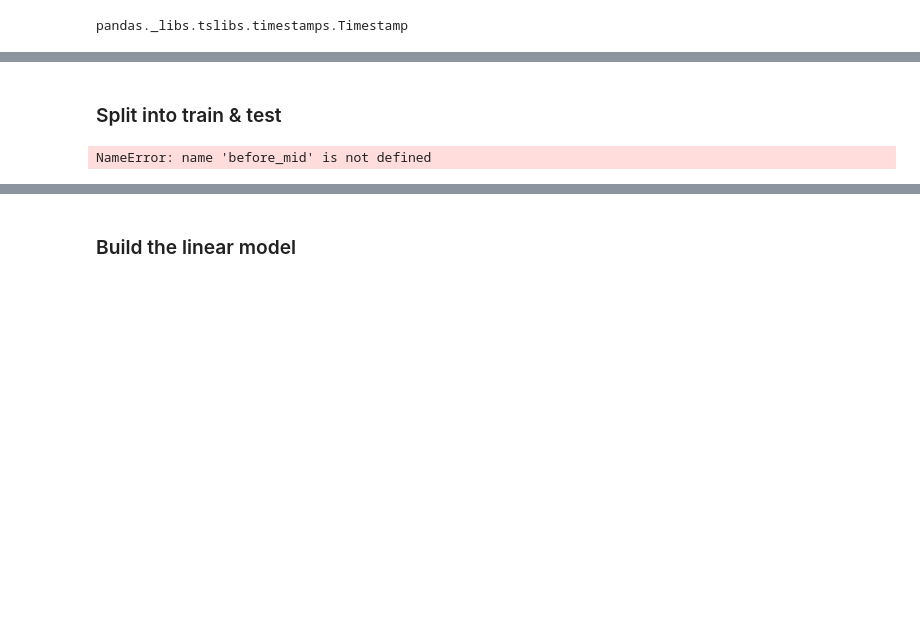
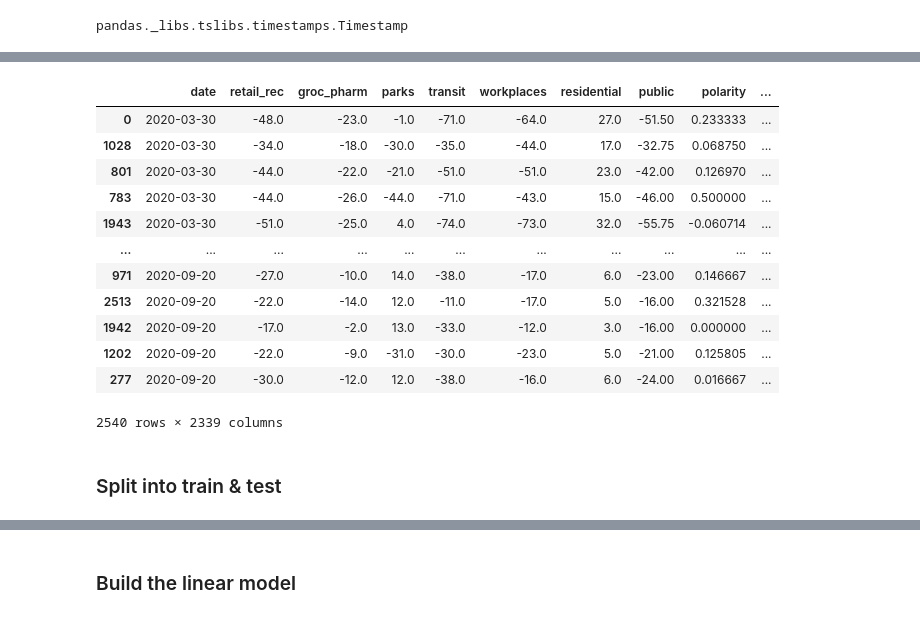
Before and after one commit to swethapola/w207_finalproject, a Jupyter notebook: notebooks/model.ipynb, the cells around one changed output, grey strips where cells are left out. Drawn from its saved outputs; the diff is of its cells as text; code cells hidden in the pictures; blank space fills up the shorter version.

```diff
--- a/notebooks/model.ipynb
+++ b/notebooks/model.ipynb
@@ -227,3 +304,19 @@ get_accuracy(y_public_pred_state, y_public_te, margin=5)
+# %%
+final_df
+# %% [output]
+|  | date | retail_rec | groc_pharm | parks | transit | workplaces | residential | public | polarity | ... |
+| 0 | 2020-03-30 | -48.0 | -23.0 | -1.0 | -71.0 | -64.0 | 27.0 | -51.50 | 0.233333 | ... |
+| 1028 | 2020-03-30 | -34.0 | -18.0 | -30.0 | -35.0 | -44.0 | 17.0 | -32.75 | 0.068750 | ... |
+| 801 | 2020-03-30 | -44.0 | -22.0 | -21.0 | -51.0 | -51.0 | 23.0 | -42.00 | 0.126970 | ... |
+| 783 | 2020-03-30 | -44.0 | -26.0 | -44.0 | -71.0 | -43.0 | 15.0 | -46.00 | 0.500000 | ... |
+| 1943 | 2020-03-30 | -51.0 | -25.0 | 4.0 | -74.0 | -73.0 | 32.0 | -55.75 | -0.060714 | ... |
+| ... | ... | ... | ... | ... | ... | ... | ... | ... | ... | ... |
+| 971 | 2020-09-20 | -27.0 | -10.0 | 14.0 | -38.0 | -17.0 | 6.0 | -23.00 | 0.146667 | ... |
+| 2513 | 2020-09-20 | -22.0 | -14.0 | 12.0 | -11.0 | -17.0 | 5.0 | -16.00 | 0.321528 | ... |
+| 1942 | 2020-09-20 | -17.0 | -2.0 | 13.0 | -33.0 | -12.0 | 3.0 | -16.00 | 0.000000 | ... |
+| 1202 | 2020-09-20 | -22.0 | -9.0 | -31.0 | -30.0 | -23.0 | 5.0 | -21.00 | 0.125805 | ... |
+| 277 | 2020-09-20 | -30.0 | -12.0 | 12.0 | -38.0 | -16.0 | 6.0 | -24.00 | 0.016667 | ... |
+2540 rows × 2339 columns
 # %% [markdown]
 ### Split into train & test
 # %%
@@ -241,8 +334,6 @@ def get_X_y_train_test(df_train, df_test, cols_to_drop = mobility_columns+['date
 #     y_residential_test = df_test['residential']
     return (X_train, X_test, y_public_train, y_public_test)
 # %%
-plt.scatter(before_mid)
+#plt.scatter(before_mid)
-# %% [output]
-NameError: name 'before_mid' is not defined
 # %%
 plt.scatter(final_df['truncated_True'], final_df['public'])
```
Also changed, not shown: parts of 51 cells of this notebook.
